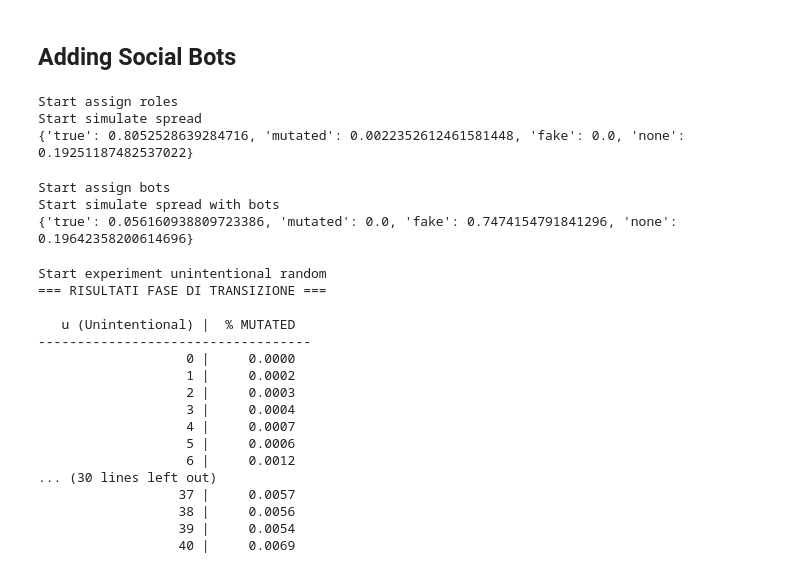
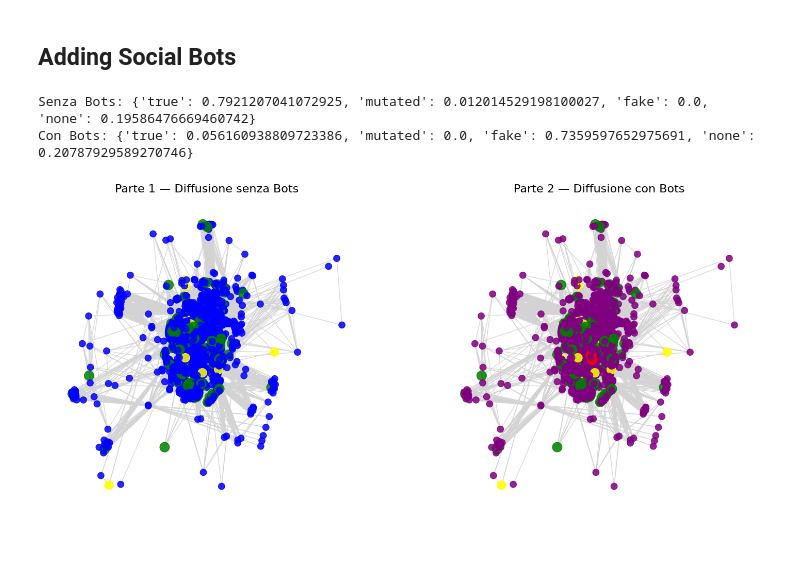
Before and after one commit to CamillaMagistrello/NETWORK_ANALYSIS, a Jupyter notebook: ASSIGNMENTS/src/assignment3.ipynb, the cells around one changed output. Saved outputs shown, nothing was run; the diff lists cells and outputs as text; code cells hidden in the pictures.

```diff
--- a/ASSIGNMENTS/src/assignment3.ipynb
+++ b/ASSIGNMENTS/src/assignment3.ipynb
@@ -124,0 +187,8 @@ def analyze(messages):
+# %%
+mutated_degree = []
+for u in unintentional_values:
+    random.seed(0) # Per garantire la riproducibilità dei risultati
+    roles = assign_roles(G, n_verifiers=50, n_unintentional=u, selection_strategy="degree")
+    messages = simulate_spread(G, roles, threshold=0.05)
+    analysis = analyze(messages)
+    mutated_degree.append(analysis["mutated"])
@@ -279,11 +324,13 @@ def plot_comparison(G, messages_part1, roles_part1, messages_part2, roles_part2)
-# %%
-print("Start assign roles")
-roles = assign_roles(G, n_verifiers=200, n_unintentional=10)
-
-print("Start simulate spread")
-messages = simulate_spread(G, roles, threshold=0.01)
-print(analyze(messages))
-# %% [output]
-Start assign roles
-Start simulate spread
-{'true': 0.8052528639284716, 'mutated': 0.0022352612461581448, 'fake': 0.0, 'none': 0.19251187482537022}
+# %%
+def analyze(messages):
+    """
+    Restituisce la frazione di nodi che hanno adottato ciascun messaggio.
+    """
+    total = len(messages)
+    counter = Counter(messages.values())
+    return {
+        "true": counter[MESSAGE_TRUE] / total,
+        "mutated": counter[MESSAGE_MUTATED] / total,
+        "fake": counter[MESSAGE_FAKE] / total,
+        "none": counter[MESSAGE_NONE] / total
+    }
@@ -290,33 +389,10 @@ Start simulate spread
 # %%
-print("Start assign bots")
 roles_bots = assign_bots(G, roles, n_bots=3, mode="betweenness")
-
-print("Start simulate spread with bots")
 messages_bots = simulate_spread_with_bots(G, roles_bots, threshold=0.3)
-print(analyze(messages_bots))
+print("Senza Bots:", analyze(messages))
+print("Con Bots:", analyze(messages_bots))
+plot_comparison(G, roles, roles_bots, messages, messages_bots)
 # %% [output]
-Start assign bots
-Start simulate spread with bots
-{'true': 0.056160938809723386, 'mutated': 0.0, 'fake': 0.7474154791841296, 'none': 0.19642358200614696}
+Senza Bots: {'true': 0.7921207041072925, 'mutated': 0.012014529198100027, 'fake': 0.0, 'none': 0.19586476669460742}
+Con Bots: {'true': 0.056160938809723386, 'mutated': 0.0, 'fake': 0.7359597652975691, 'none': 0.20787929589270746}
+[figure, added]
-# %%
-print("Start experiment unintentional random")
-results_random = experiment_unintentional(G, threshold=0.05, max_unintentional=40, unint_strategy="random")
-print_phase_transition_results(results_random)
-# %% [output]
-Start experiment unintentional random
-=== RISULTATI FASE DI TRANSIZIONE ===
-
-   u (Unintentional) |  % MUTATED
------------------------------------
-                   0 |     0.0000
-                   1 |     0.0002
-                   2 |     0.0003
-                   3 |     0.0004
-                   4 |     0.0007
-                   5 |     0.0006
-                   6 |     0.0012
-... (30 lines left out)
-                  37 |     0.0057
-                  38 |     0.0056
-                  39 |     0.0054
-                  40 |     0.0069
```
Also changed, not shown: parts of 25 cells of this notebook, 6 other files.
